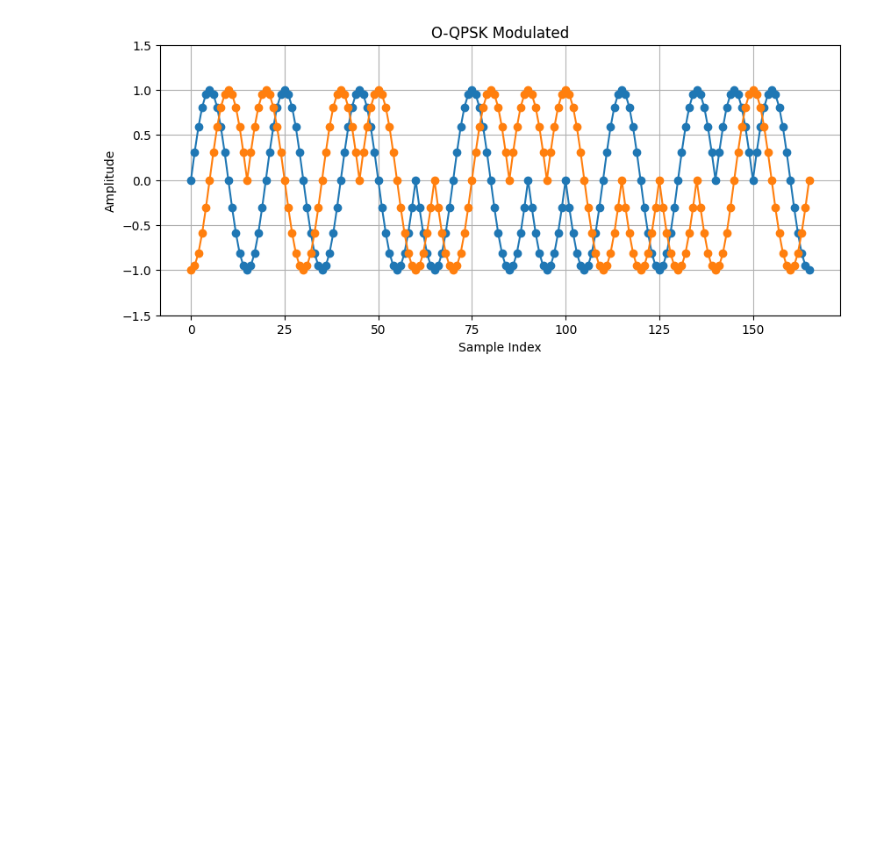
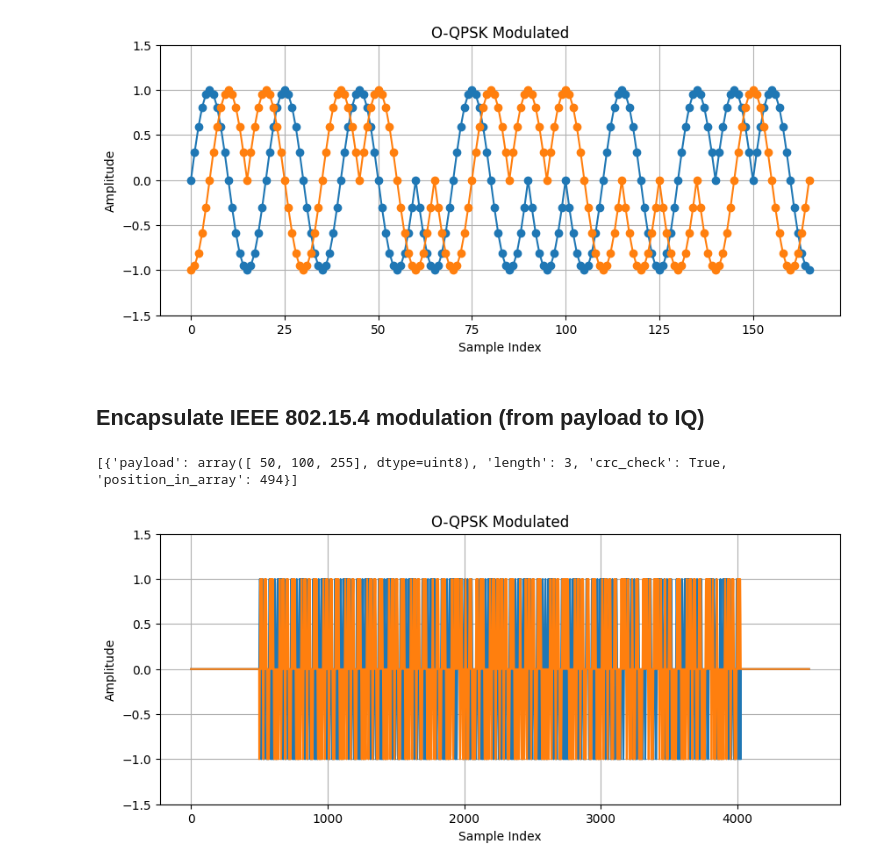
Before and after one commit to SDMote/SDR_projects, a Jupyter notebook: python_phy/802154_modulation_prototype.ipynb, the cells around one changed output. Drawn from its saved outputs; the diff is of its cells as text; code cells hidden in the pictures; blank space fills up the shorter version.

Commit message:
802154 modulator: encapsulated in class and tested with receiver

```diff
--- a/python_phy/802154_modulation_prototype.ipynb
+++ b/python_phy/802154_modulation_prototype.ipynb
@@ -135,3 +107,32 @@ plt.show()
 # %% [output]
 [figure]
 [figure]
+# %% [markdown]
+## Encapsulate IEEE 802.15.4 modulation (from payload to IQ)
+# %%
+fs = 10e6  # Hz
+
+class_payload = np.array([50, 100, 255], dtype=np.uint8)
+
+transmitter = Transmitter802154(fs=fs)
+class_bits = transmitter.process_phy_payload(class_payload)
+class_modulated = transmitter.modulate(class_bits, zero_padding=500)
+
+receiver = Receiver802154(fs=fs, decimation=1)
+received_bit_samples = receiver.demodulate(class_modulated)
+received_packet = receiver.process_phy_packet(received_bit_samples)
+print(received_packet)
+
+# Plot the modulated data
+plt.figure(figsize=(10, 4))
+plt.plot(np.real(class_modulated), linestyle="-")
+plt.plot(np.imag(class_modulated), linestyle="-")
+plt.title("O-QPSK Modulated")
+plt.xlabel("Sample Index")
+plt.ylabel("Amplitude")
+plt.ylim((-1.5, 1.5))
+plt.grid(True)
+plt.show()
+# %% [output]
+[{'payload': array([ 50, 100, 255], dtype=uint8), 'length': 3, 'crc_check': True, 'position_in_array': 494}]
+[figure, added]
```
Also changed, not shown: parts of 2 cells of this notebook, 2 other files.
